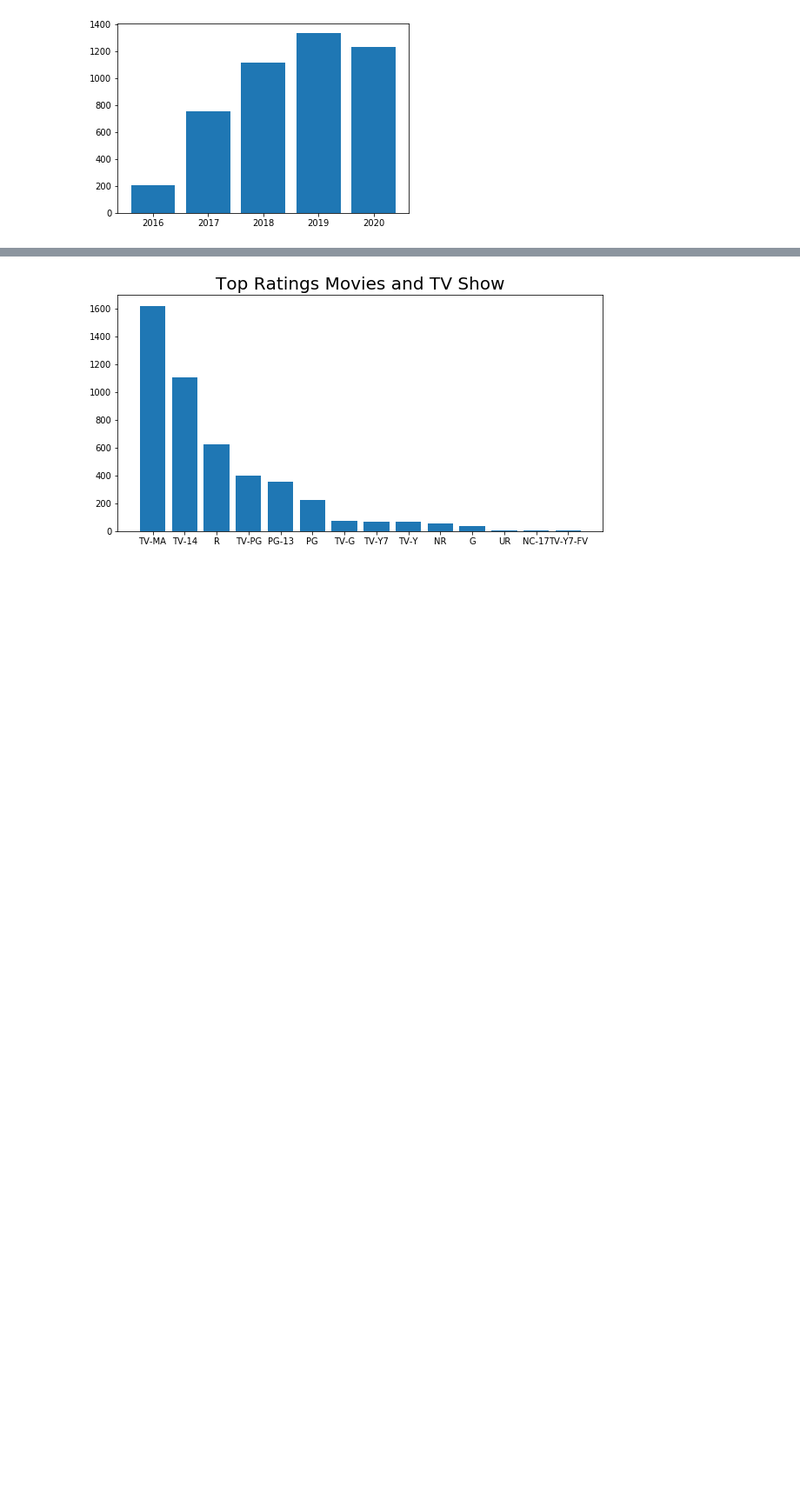
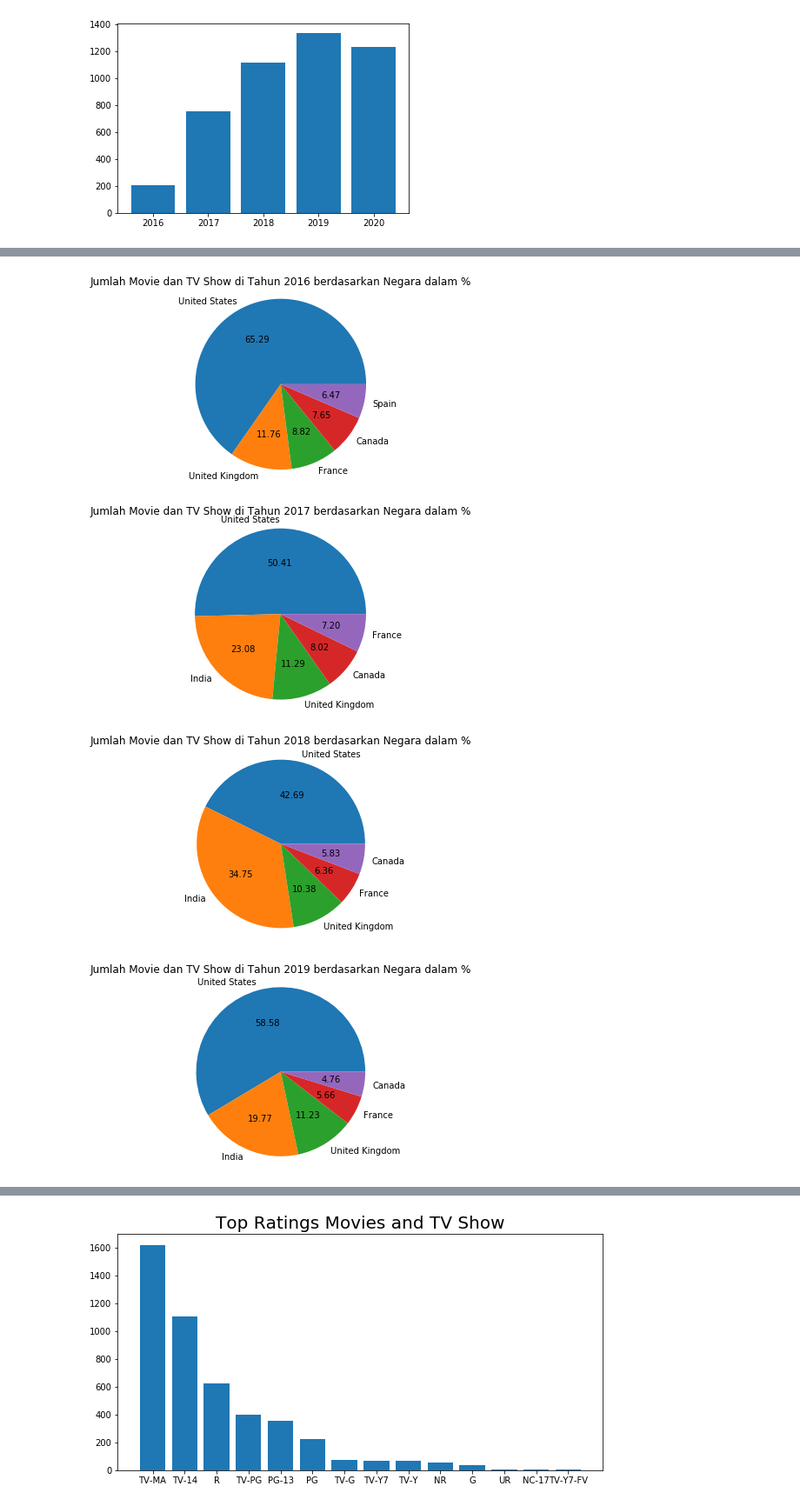
Before and after one commit to sieniecelicia19/eda-netflix, a Jupyter notebook: EDA-Netflix.ipynb, the cells around one changed output, grey strips where cells are left out. Shown: that part at 87% size. Saved outputs shown, nothing was run; the diff lists cells and outputs as text; code cells hidden in the pictures; blank space fills up the shorter version.

```diff
--- a/EDA-Netflix.ipynb
+++ b/EDA-Netflix.ipynb
@@ -405,0 +535,5 @@ Name: date_added, dtype: int64
+# %%
+count2019 = fiveyearadded[fiveyearadded['date_added'] == 2019]
+countNegara2019 = count2019['country']
+countNegara2019 = Counter(", ".join(countNegara2019).split(", ")).most_common()
+countNegara2019
@@ -405,0 +558,3 @@ Name: date_added, dtype: int64
+# %%
+countNegara2019 = pd.DataFrame(countNegara2019)
+countNegara2019
@@ -405,0 +575,5 @@ Name: date_added, dtype: int64
+# %%
+count2020 = fiveyearadded[fiveyearadded['date_added'] == 2020]
+countNegara2020 = count2020['country']
+countNegara2020 = Counter(", ".join(countNegara2020).split(", ")).most_common()
+countNegara2020
@@ -405,0 +598,3 @@ Name: date_added, dtype: int64
+# %%
+countNegara2020 = pd.DataFrame(countNegara2020)
+countNegara2020
@@ -405,0 +615,41 @@ Name: date_added, dtype: int64
+# %%
+persentase1 = countNegara2016[1].head()
+label= countNegara2016[0].head()
+plt.title('Jumlah Movie dan TV Show di Tahun 2016 berdasarkan Negara dalam %')
+plt.pie((persentase1), labels=label, autopct='%.2f')
+plt.axis('equal')
+plt.show()
+
+persentase2 = countNegara2017[1].head()
+label= countNegara2017[0].head()
+plt.title('Jumlah Movie dan TV Show di Tahun 2017 berdasarkan Negara dalam %')
+plt.pie((persentase2), labels=label, autopct='%.2f')
+plt.axis('equal')
+plt.show()
+
+persentase3 = countNegara2018[1].head()
+label= countNegara2019[0].head()
+plt.title('Jumlah Movie dan TV Show di Tahun 2018 berdasarkan Negara dalam %')
+plt.pie((persentase3), labels=label, autopct='%.2f')
+plt.axis('equal')
+plt.show()
+
+persentase4 = countNegara2019[1].head()
+label= countNegara2019[0].head()
+plt.title('Jumlah Movie dan TV Show di Tahun 2019 berdasarkan Negara dalam %')
+plt.pie((persentase4), labels=label, autopct='%.2f')
+plt.axis('equal')
+plt.show()
+
+persentase5 = countNegara2020[1].head()
+label= countNegara2020[0].head()
+plt.title('Jumlah Movie dan TV Show di Tahun 2020 berdasarkan Negara dalam %')
+plt.pie((persentase5), labels=label, autopct='%.2f')
+plt.bar(x=p)
+plt.axis('equal')
+plt.show()
+# %% [output]
+[figure, added]
+[figure, added]
+[figure, added]
+[figure, added]
```
Also changed, not shown: parts of 35 cells of this notebook.
